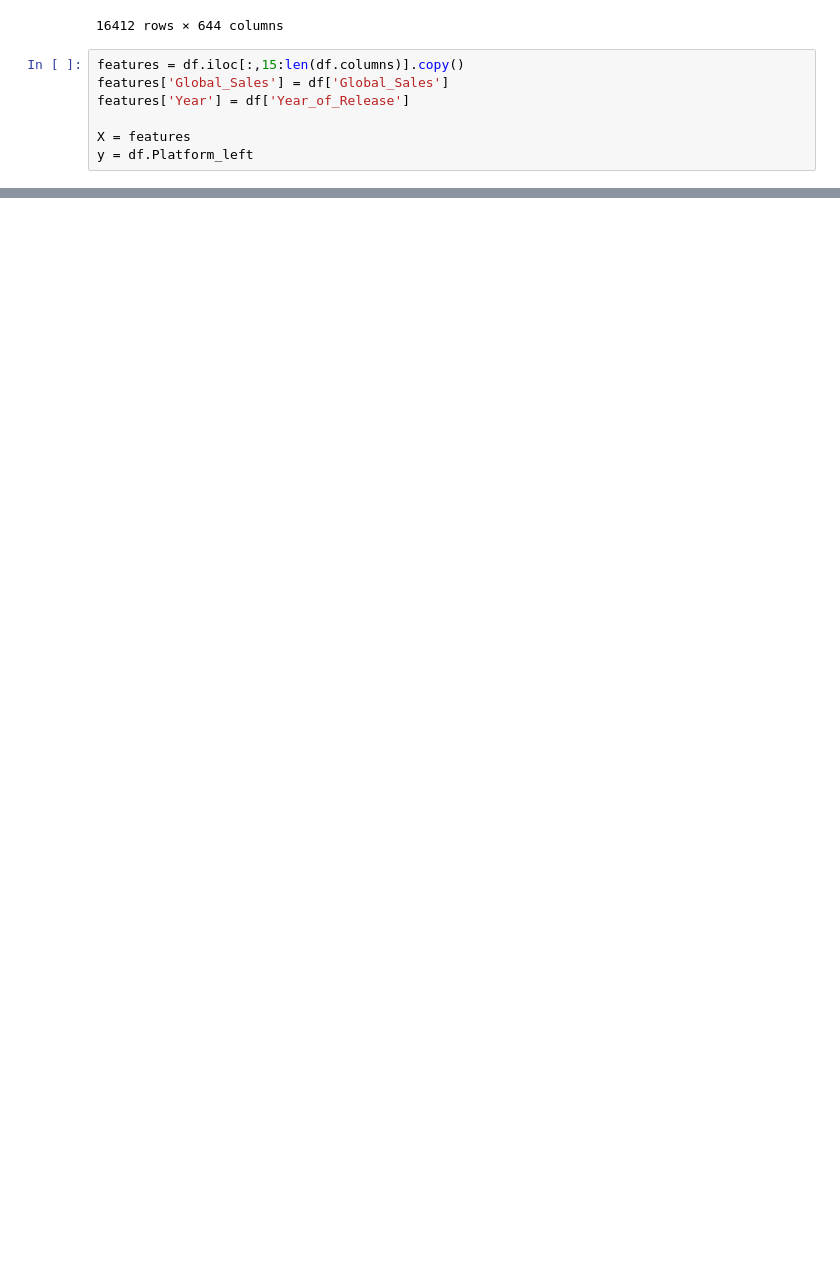
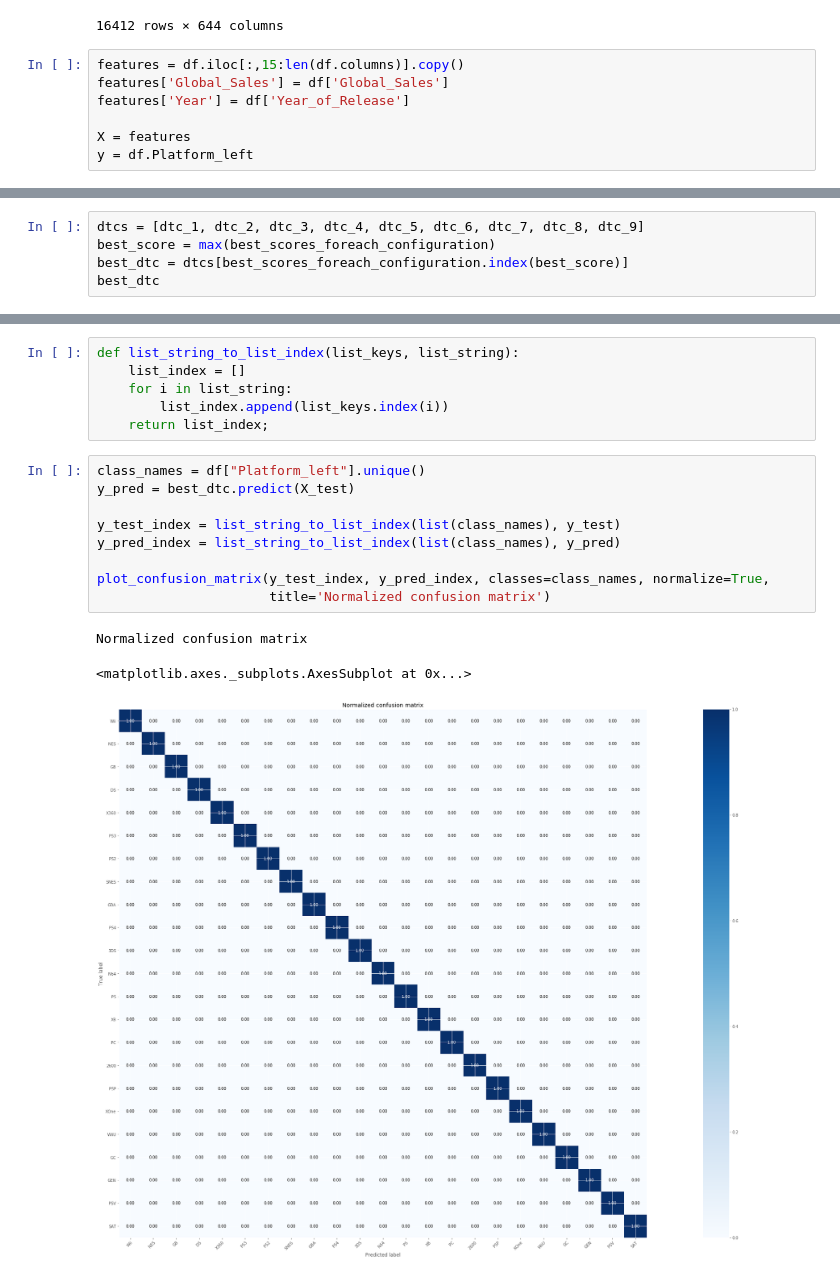
Before and after one commit to matheusraz/DS-Project, a Jupyter notebook: NewHip4.ipynb, the cells around one changed output, grey strips where cells are left out. Saved outputs shown, nothing was run; the diff lists cells and outputs as text; blank space fills up the shorter version.

```diff
--- a/NewHip4.ipynb
+++ b/NewHip4.ipynb
@@ -107,0 +183,5 @@ Melhor resultado obtido:  0.675609756097561
+# %%
+dtcs = [dtc_1, dtc_2, dtc_3, dtc_4, dtc_5, dtc_6, dtc_7, dtc_8, dtc_9]
+best_score = max(best_scores_foreach_configuration)
+best_dtc = dtcs[best_scores_foreach_configuration.index(best_score)]
+best_dtc
@@ -107,0 +246,19 @@ Melhor resultado obtido:  0.675609756097561
+# %%
+def list_string_to_list_index(list_keys, list_string):
+    list_index = []
+    for i in list_string:
+        list_index.append(list_keys.index(i))
+    return list_index;
+# %%
+class_names = df["Platform_left"].unique()
+y_pred = best_dtc.predict(X_test)
+
+y_test_index = list_string_to_list_index(list(class_names), y_test)
+y_pred_index = list_string_to_list_index(list(class_names), y_pred)
+
+plot_confusion_matrix(y_test_index, y_pred_index, classes=class_names, normalize=True,
+                      title='Normalized confusion matrix')
+# %% [output]
+Normalized confusion matrix
+<matplotlib.axes._subplots.AxesSubplot at 0x...>
+[figure, added]
```
Also changed, not shown: parts of 7 cells of this notebook, 3 other files.
